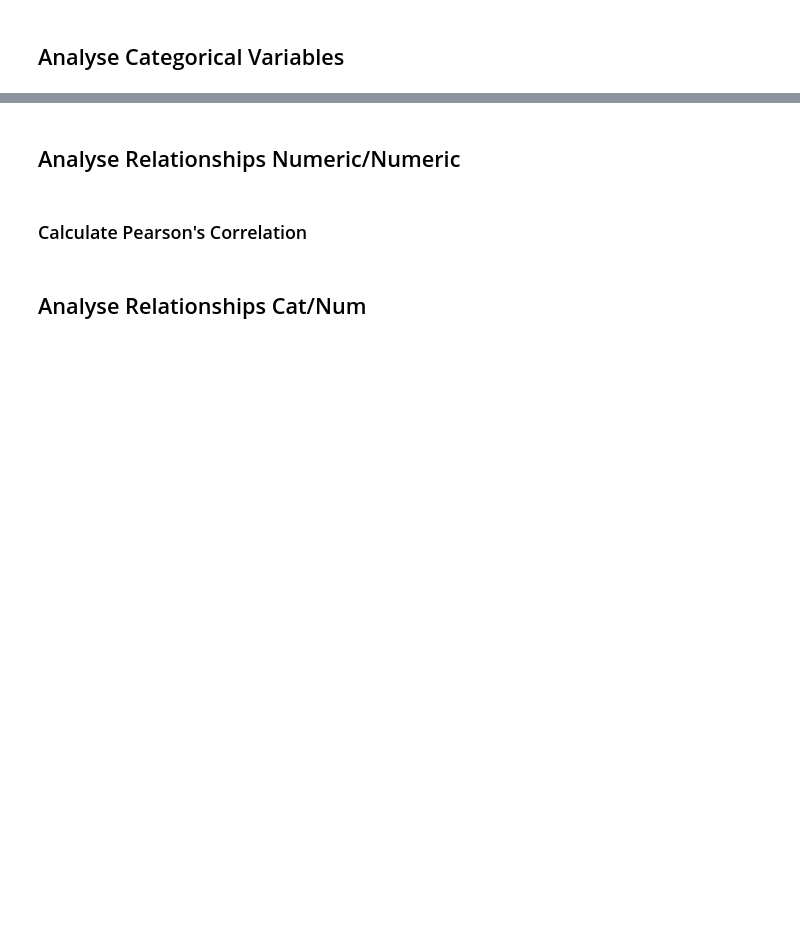
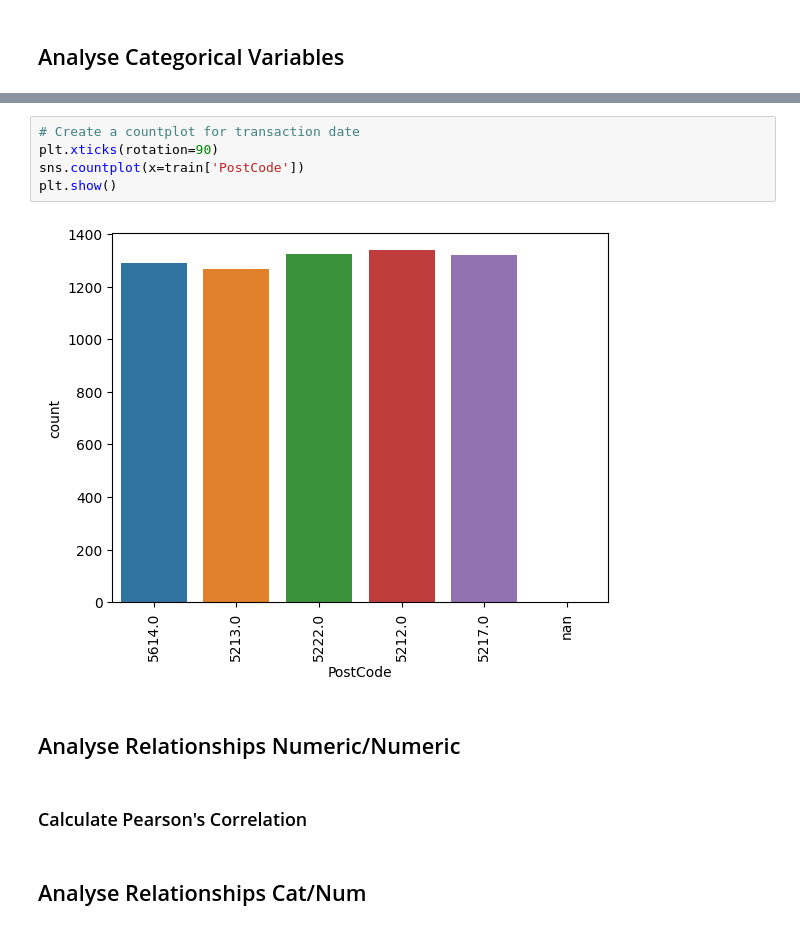
Before and after one commit to Nthies6624/HousePredictionAPI, a Jupyter notebook: Regression.ipynb, the cells around one changed output, grey strips where cells are left out. Saved outputs shown, nothing was run; the diff lists cells and outputs as text; blank space fills up the shorter version.

```diff
--- a/Regression.ipynb
+++ b/Regression.ipynb
@@ -269,3 +338,10 @@ plt.show
+# %%
+# Create a countplot for transaction date
+plt.xticks(rotation=90)
+sns.countplot(x=train['PostCode'])
+plt.show()
+# %% [output]
+[figure, added]
 # %% [markdown]
 ## Analyse Relationships Numeric/Numeric
 # %% [markdown]
```
Also changed, not shown: parts of 9 cells of this notebook.
